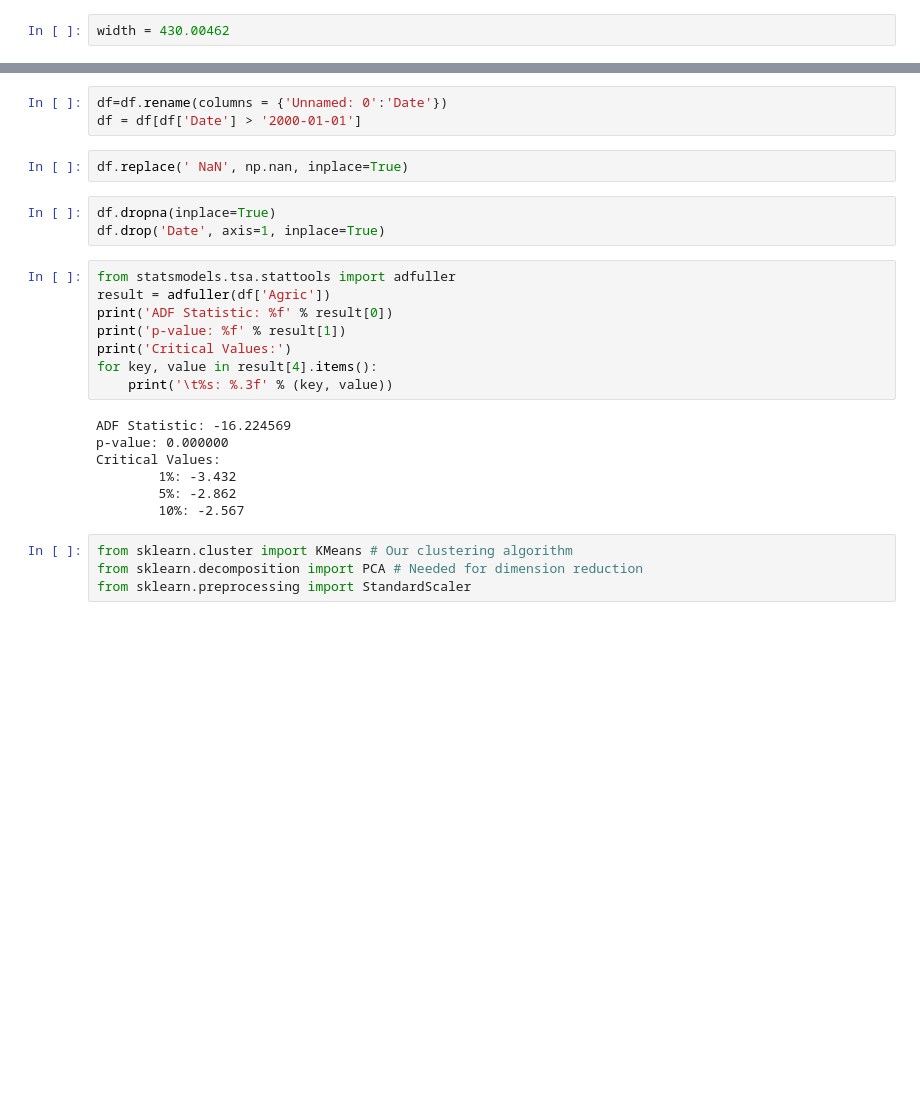
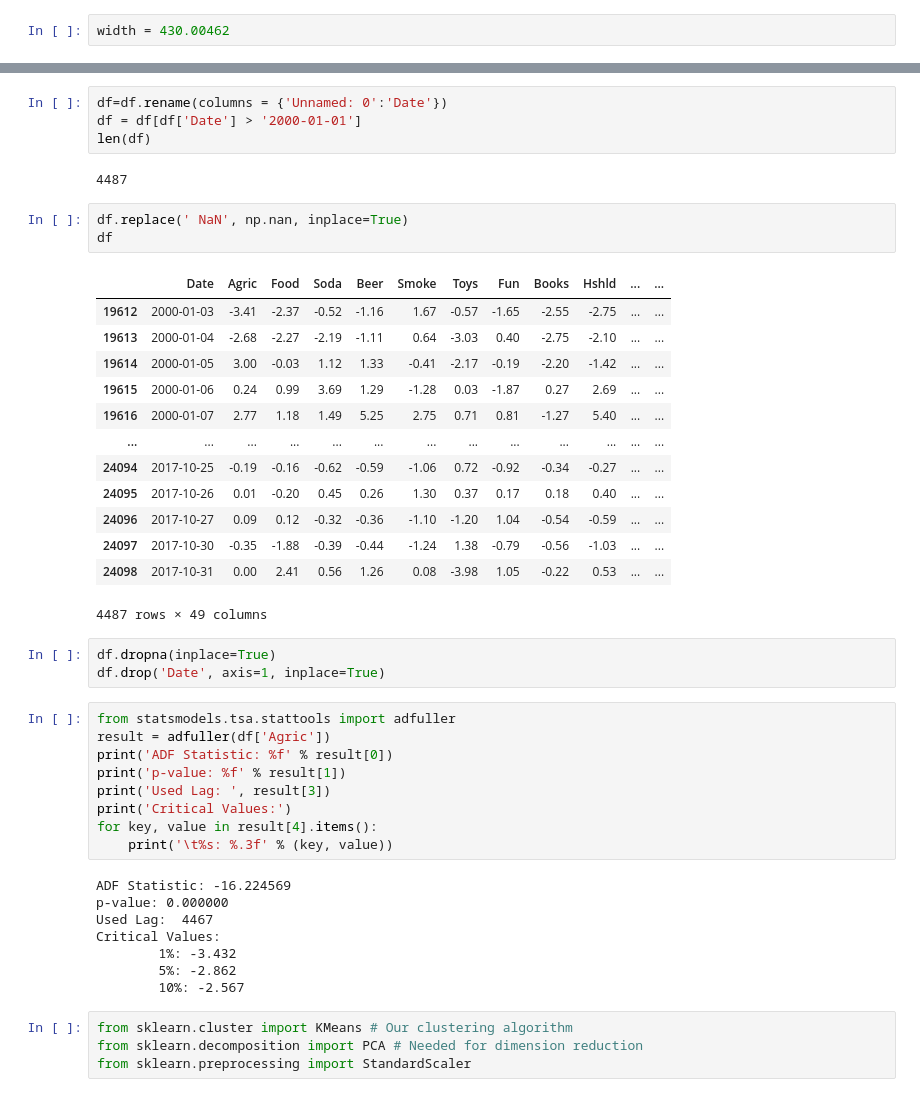
Before and after one commit to Ubaidhq/msc, a Jupyter notebook: COMP0050 - Machine Learning with applications in finance/CW2/Untitled.ipynb, the cells around one changed output, grey strips where cells are left out. Saved outputs shown, nothing was run; the diff lists cells and outputs as text; blank space fills up the shorter version.

```diff
--- a/COMP0050 - Machine Learning with applications in finance/CW2/Untitled.ipynb
+++ b/COMP0050 - Machine Learning with applications in finance/CW2/Untitled.ipynb
@@ -29,8 +54,26 @@ df.iloc[:, 0] = dates
 # %%
 df=df.rename(columns = {'Unnamed: 0':'Date'})
 df = df[df['Date'] > '2000-01-01']
+len(df)
+# %% [output]
+4487
 # %%
 df.replace(' NaN', np.nan, inplace=True)
+df
+# %% [output]
+|  | Date | Agric | Food | Soda | Beer | Smoke | Toys | Fun | Books | Hshld | ... | ... |
+| 19612 | 2000-01-03 | -3.41 | -2.37 | -0.52 | -1.16 | 1.67 | -0.57 | -1.65 | -2.55 | -2.75 | ... | ... |
+| 19613 | 2000-01-04 | -2.68 | -2.27 | -2.19 | -1.11 | 0.64 | -3.03 | 0.40 | -2.75 | -2.10 | ... | ... |
+| 19614 | 2000-01-05 | 3.00 | -0.03 | 1.12 | 1.33 | -0.41 | -2.17 | -0.19 | -2.20 | -1.42 | ... | ... |
+| 19615 | 2000-01-06 | 0.24 | 0.99 | 3.69 | 1.29 | -1.28 | 0.03 | -1.87 | 0.27 | 2.69 | ... | ... |
+| 19616 | 2000-01-07 | 2.77 | 1.18 | 1.49 | 5.25 | 2.75 | 0.71 | 0.81 | -1.27 | 5.40 | ... | ... |
+| ... | ... | ... | ... | ... | ... | ... | ... | ... | ... | ... | ... | ... |
+| 24094 | 2017-10-25 | -0.19 | -0.16 | -0.62 | -0.59 | -1.06 | 0.72 | -0.92 | -0.34 | -0.27 | ... | ... |
+| 24095 | 2017-10-26 | 0.01 | -0.20 | 0.45 | 0.26 | 1.30 | 0.37 | 0.17 | 0.18 | 0.40 | ... | ... |
+| 24096 | 2017-10-27 | 0.09 | 0.12 | -0.32 | -0.36 | -1.10 | -1.20 | 1.04 | -0.54 | -0.59 | ... | ... |
+| 24097 | 2017-10-30 | -0.35 | -1.88 | -0.39 | -0.44 | -1.24 | 1.38 | -0.79 | -0.56 | -1.03 | ... | ... |
+| 24098 | 2017-10-31 | 0.00 | 2.41 | 0.56 | 1.26 | 0.08 | -3.98 | 1.05 | -0.22 | 0.53 | ... | ... |
+4487 rows × 49 columns
 # %%
 df.dropna(inplace=True)
 df.drop('Date', axis=1, inplace=True)
@@ -39,12 +82,14 @@ from statsmodels.tsa.stattools import adfuller
 result = adfuller(df['Agric'])
 print('ADF Statistic: %f' % result[0])
 print('p-value: %f' % result[1])
+print('Used Lag: ', result[3])
 print('Critical Values:')
 for key, value in result[4].items():
 	print('\t%s: %.3f' % (key, value))
 # %% [output]
 ADF Statistic: -16.224569
 p-value: 0.000000
+Used Lag:  4467
 Critical Values:
         1%: -3.432
         5%: -2.862
```
Also changed, not shown: parts of 5 cells of this notebook, 4 other files.
